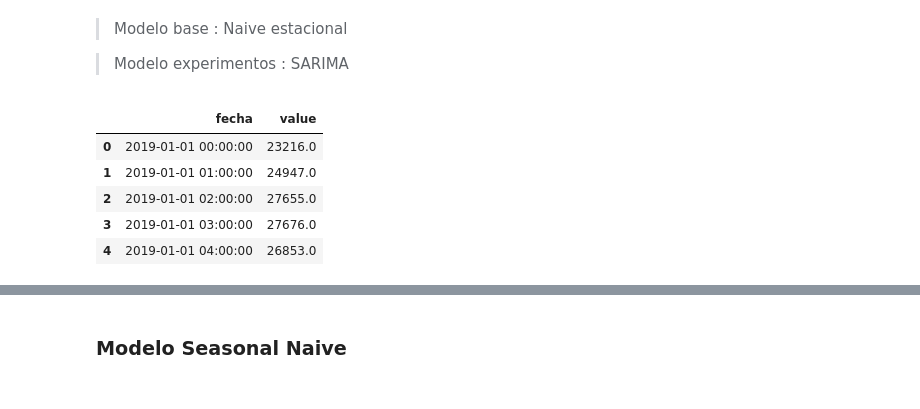
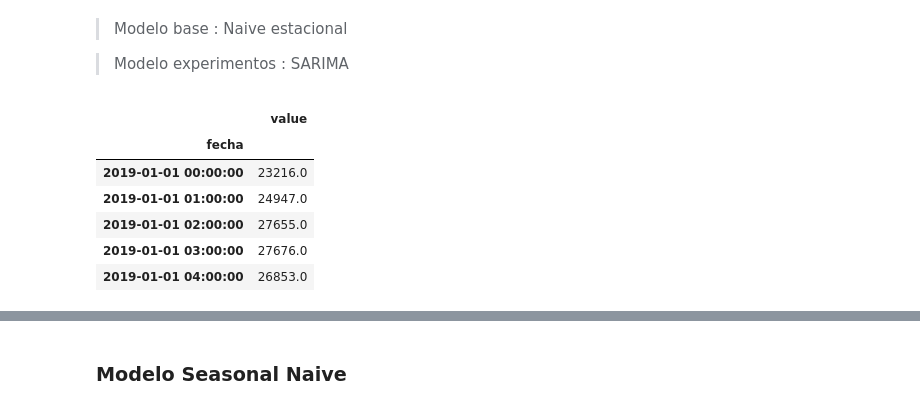
Before and after one commit to JairRamosG/Demanda_Energetica_SARIMA, a Jupyter notebook: notebooks/03_Modelos.ipynb, the cells around one changed output, grey strips where cells are left out. Cells and saved outputs as stored; diff of their text form; code cells hidden in the pictures.

```diff
--- a/notebooks/03_Modelos.ipynb
+++ b/notebooks/03_Modelos.ipynb
@@ -17,12 +17,14 @@ from utils.estacionariedad import prueba_diferenciacion
 from utils.parametros_ARIMA import pacf_acf
 # %%
 df = pd.read_csv('../datos/df_01.csv',
-                parse_dates = ['fecha'])
+                parse_dates = ['fecha'],
+                index_col = 'fecha')
 df.head()
 # %% [output]
-|  | fecha | value |
-| 0 | 2019-01-01 00:00:00 | 23216.0 |
-| 1 | 2019-01-01 01:00:00 | 24947.0 |
-| 2 | 2019-01-01 02:00:00 | 27655.0 |
-| 3 | 2019-01-01 03:00:00 | 27676.0 |
-| 4 | 2019-01-01 04:00:00 | 26853.0 |
+|  | value |
+| fecha |  |
+| 2019-01-01 00:00:00 | 23216.0 |
+| 2019-01-01 01:00:00 | 24947.0 |
+| 2019-01-01 02:00:00 | 27655.0 |
+| 2019-01-01 03:00:00 | 27676.0 |
+| 2019-01-01 04:00:00 | 26853.0 |
```
Also changed, not shown: parts of 9 cells of this notebook.
